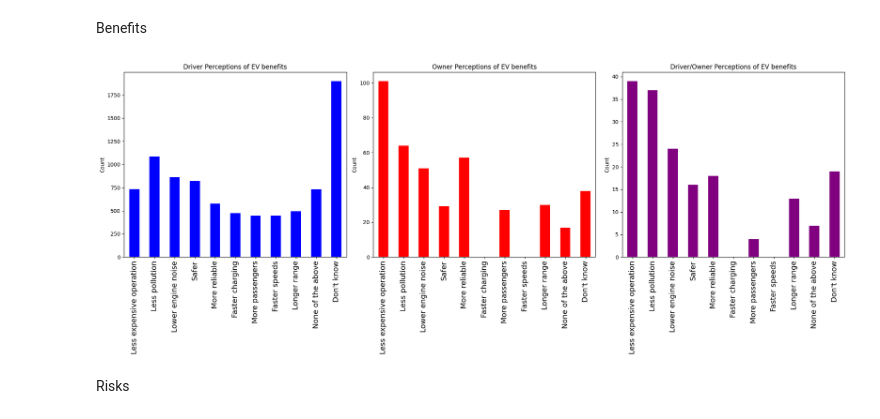
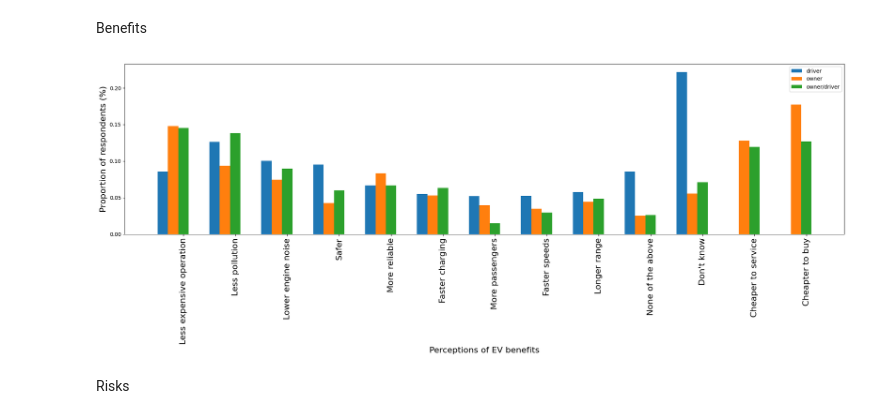
Before and after one commit to ChullEPG/taxi-survey, a Jupyter notebook: taxi_explore_perceptions.ipynb, the cells around one changed output. Saved outputs shown, nothing was run; the diff lists cells and outputs as text; code cells hidden in the pictures.

```diff
--- a/taxi_explore_perceptions.ipynb
+++ b/taxi_explore_perceptions.ipynb
@@ -188,42 +188,79 @@ df['education_index'] = df[education[0]].map({'No Schooling': 1, 'Grade 2 (previ
 # %% [markdown]
 Benefits
 # %%
-perceptions = ['Less expensive to operate', 'Less exhaust gasses (less emissions and pollution)', 'Lower engine noise', 'Safer', 'More reliable',  'Faster charging an electric taxi than filling up a petrol/diesel taxi', 'More passengers', 'Faster speeds with', 'Longer range', "None of the above", "Don't know"]
-perceptions_index = ['Less expensive operation', 'Less pollution', 'Lower engine noise', 'Safer', 'More reliable',  'Faster charging', 'More passengers', 'Faster speeds', 'Longer range', "None of the above", "Don't know"]
+perceptions_driver = ['Less expensive to operate', 'Less exhaust gasses (less emissions and pollution)', 'Lower engine noise', 'Safer', 'More reliable',  'Faster charging an electric taxi than filling up a petrol/diesel taxi', 'More passengers', 'Faster speeds with', 'Longer range', "None of the above", "Don't know"]
+perceptions_owner = ['Less expensive to operate', 'Less exhaust gasses (less emissions and pollution)', 'Lower engine noise', 'Safer', 'More reliable', 'Faster charging an electric taxi than filling with diesel/petrol',  'More passengers', 'Faster speeds', 'Longer range', "None of the above", "Don't know", 'Cheaper to service', 'Cheaper to buy']
+perceptions_od = ['Less expensive to operate', 'Less exhaust gasses (less emissions and pollution)', 'Lower engine noise', 'Safer', 'More reliable', 'Faster charging an electric taxi than filling with diesel/petrol', 'More passengers', 'Faster speeds', 'Longer range', "None of the above", "Don't know", 'Cheaper to service', 'Cheaper to buy']
 
+perceptions_index = ['Less expensive operation', 'Less pollution', 'Lower engine noise', 'Safer', 'More reliable',  'Faster charging', 'More passengers', 'Faster speeds', 'Longer range', "None of the above", "Don't know", 'Cheaper to service', 'Cheapter to buy']
+
+
+#### Exploding df to get unique answers and cleaning null/empty values ####
 # Driver perceptions
 df['driver_benefits_of_etaxi_exploded'] = df[driver_perceptions[0]].str.split(';')
 exploded_df_driver = df.explode('driver_benefits_of_etaxi_exploded')
 exploded_df_driver = exploded_df_driver[(exploded_df_driver['driver_benefits_of_etaxi_exploded'] != '') & (exploded_df_driver['driver_benefits_of_etaxi_exploded'].notnull())]
 
 # Owner perceptions
 df['owner_benefits_of_etaxi_exploded'] = df[owner_perceptions[0]].str.split(';')
 exploded_df_owner = df.explode('owner_benefits_of_etaxi_exploded')
 exploded_df_owner = exploded_df_owner[(exploded_df_owner['owner_benefits_of_etaxi_exploded'] != '') & (exploded_df_owner['owner_benefits_of_etaxi_exploded'].notnull())]
 
 # Driver + Owner perceptions
 df['owner_driver_benefits_of_etaxi_exploded'] = df[owner_driver_perceptions[0]].str.split(';')
 exploded_df_owner_driver = df.explode('owner_driver_benefits_of_etaxi_exploded')
 exploded_df_owner_driver = exploded_df_owner_driver[(exploded_df_owner_driver['owner_driver_benefits_of_etaxi_exploded'] != '') & (exploded_df_owner_driver['owner_driver_benefits_of_etaxi_exploded'].notnull())]
 
-fig, axs = plt.subplots(1, 3, figsize = (20, 8))
-fig.subplots_adjust(wspace = 0.3)
-#PLOTTING
-x_font_size = 14 #
-ax=exploded_df_driver['driver_benefits_of_etaxi_exploded'].value_counts().reindex(perceptions).plot(kind='bar', stacked=True, ax=axs[0], title='Driver Perceptions of EV benefits', color = 'blue', ylabel = 'Count')
-ax.set_xticklabels(perceptions_index, fontsize = x_font_size)
+# Creating dictionaries for plotting
+driver_benefits_dict = exploded_df_driver['driver_benefits_of_etaxi_exploded'].value_counts().reindex(perceptions_driver).to_dict()
+owner_benefits_dict = exploded_df_owner['owner_benefits_of_etaxi_exploded'].value_counts().reindex(perceptions_owner).to_dict()
+owner_driver_benefits_dict = exploded_df_owner_driver['owner_driver_benefits_of_etaxi_exploded'].value_counts().reindex(perceptions_od).to_dict()
 
-ax=exploded_df_owner['owner_benefits_of_etaxi_exploded'].value_counts().reindex(perceptions).plot(kind='bar', stacked=True, ax=axs[1], title='Owner Perceptions of EV benefits', color = 'red', ylabel = 'Count')
-ax.set_xticklabels(perceptions_index, fontsize = x_font_size)
+# Matching up driver response vector to be same length as that of owner and owner/driver
+driver_benefits_dict['Cheaper to service'] = 0
+driver_benefits_dict['Cheaper to buy'] = 0
 
-ax=exploded_df_owner_driver['owner_driver_benefits_of_etaxi_exploded'].value_counts().reindex(perceptions).plot(kind='bar', stacked=True, ax=axs[2], title='Driver/Owner Perceptions of EV benefits', color = 'purple', ylabel = 'Count')
-ax.set_xticklabels(perceptions_index, fontsize = x_font_size)
 
+# Creating one dictionary for all the response values for the three different categories to loop over
+benefits_dict = {"driver": [val/sum(list(driver_benefits_dict.values())) for val in list(driver_benefits_dict.values())],
+           "owner": [val/sum(list(owner_benefits_dict.values())) for val in list(owner_benefits_dict.values())],
+           'owner/driver': [val/sum(list(owner_driver_benefits_dict.values())) for val in list(owner_driver_benefits_dict.values())]}
+
+width = 0.2
+x = np.arange(len(perceptions_index))
+fig, ax = plt.subplots(layout = 'constrained', figsize = (20, 8))
+for respondent, response_counts in benefits_dict.items():
+    offset= width * multiplier
+    rects = ax.bar(x + offset, response_counts, width, label = respondent)
+    multiplier += 1
+
+axis_font_size = 16
+ax.set_ylabel('Proportion of respondents (%)', fontsize = axis_font_size)
+ax.set_xlabel('Perceptions of EV benefits', fontsize = axis_font_size)
+ax.set_xticks(x + offset, labels=perceptions_index, rotation = 90, fontsize = axis_font_size)
+ax.legend()
 plt.tight_layout()
-plt.savefig('figures/dou_ev_benefits_perceptions_comparison.png')
+plt.savefig('figures/dou_benefits_of_etaxi_side_by_side.png')
 plt.show()
+
+# fig, axs = plt.subplots(1, 3, figsize = (20, 8))
+# fig.subplots_adjust(wspace = 0.3)
+# #PLOTTING
+# x_font_size = 14 #
+# ax=exploded_df_driver['driver_benefits_of_etaxi_exploded'].value_counts().reindex(perceptions).plot(kind='bar', stacked=True, ax=axs[0], title='Driver Perceptions of EV benefits', color = 'blue', ylabel = 'Count')
+# ax.set_xticklabels(perceptions_index, fontsize = x_font_size)
+
+# ax=exploded_df_owner['owner_benefits_of_etaxi_exploded'].value_counts().reindex(perceptions).plot(kind='bar', stacked=True, ax=axs[1], title='Owner Perceptions of EV benefits', color = 'red', ylabel = 'Count')
+# ax.set_xticklabels(perceptions_index, fontsize = x_font_size)
+
+# ax=exploded_df_owner_driver['owner_driver_benefits_of_etaxi_exploded'].value_counts().reindex(perceptions).plot(kind='bar', stacked=True, ax=axs[2], title='Driver/Owner Perceptions of EV benefits', color = 'purple', ylabel = 'Count')
+# ax.set_xticklabels(perceptions_index, fontsize = x_font_size)
+
+# plt.tight_layout()
+# plt.savefig('figures/dou_ev_benefits_perceptions_comparison.png')
+# plt.show()
 # %% [output]
-[figure, old version]
+[figure, new version]
 # %% [markdown]
 Risks
 # %%
```
Also changed, not shown: parts of 29 cells of this notebook, 1 other file.
